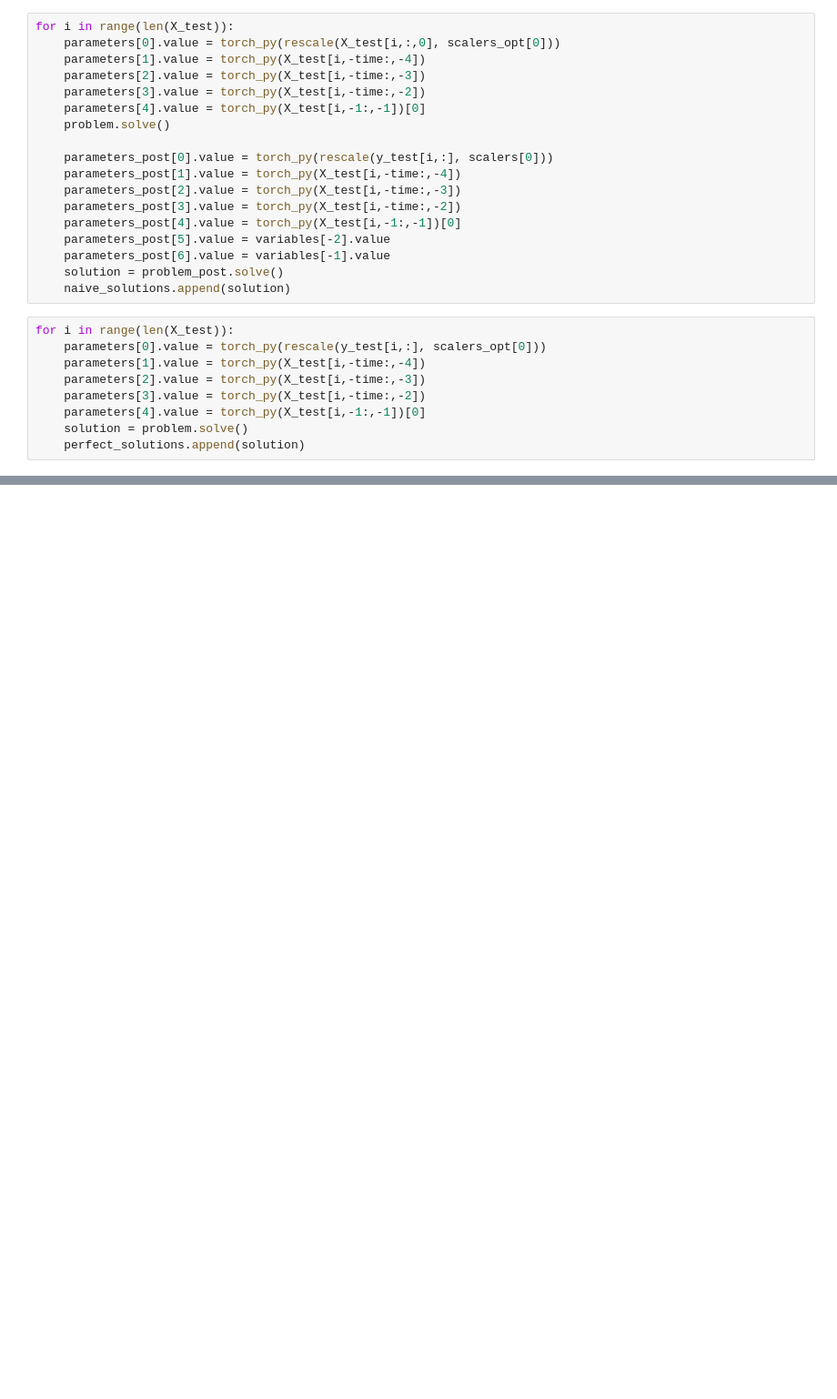
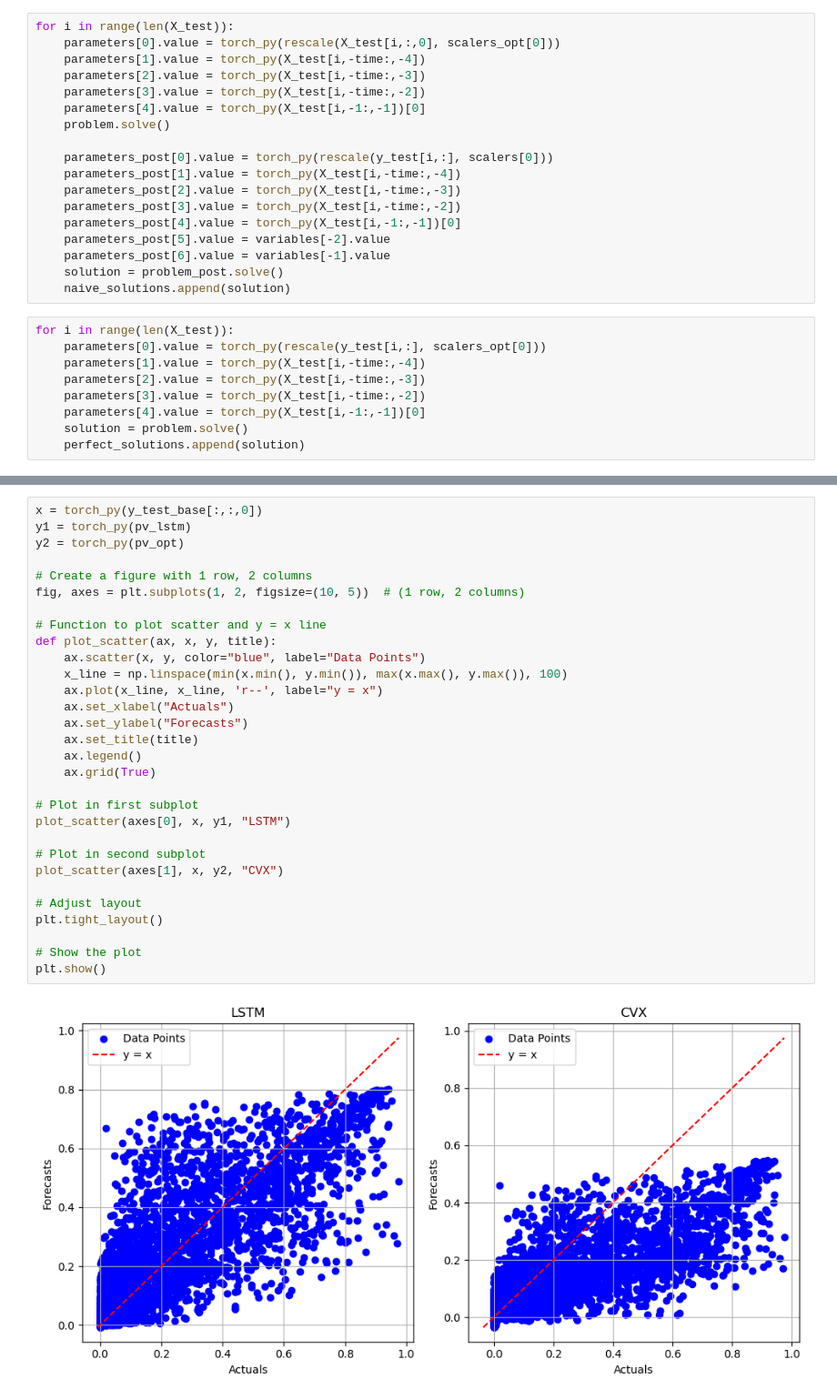
Before and after one commit to Joris-Dprtr/DFL_PVB, a Jupyter notebook: notebooks/MPC_main_notebook.ipynb, the cells around one changed output, grey strips where cells are left out. Shown at 91% size. Saved outputs shown, nothing was run; the diff lists cells and outputs as text; blank space fills up the shorter version.

```diff
--- a/notebooks/MPC_main_notebook.ipynb
+++ b/notebooks/MPC_main_notebook.ipynb
@@ -494,0 +494,32 @@ plt.show()
+# %%
+x = torch_py(y_test_base[:,:,0])
+y1 = torch_py(pv_lstm)
+y2 = torch_py(pv_opt)
+
+# Create a figure with 1 row, 2 columns
+fig, axes = plt.subplots(1, 2, figsize=(10, 5))  # (1 row, 2 columns)
+
+# Function to plot scatter and y = x line
+def plot_scatter(ax, x, y, title):
+    ax.scatter(x, y, color="blue", label="Data Points")
+    x_line = np.linspace(min(x.min(), y.min()), max(x.max(), y.max()), 100)
+    ax.plot(x_line, x_line, 'r--', label="y = x")
+    ax.set_xlabel("Actuals")
+    ax.set_ylabel("Forecasts")
+    ax.set_title(title)
+    ax.legend()
+    ax.grid(True)
+
+# Plot in first subplot
+plot_scatter(axes[0], x, y1, "LSTM")
+
+# Plot in second subplot
+plot_scatter(axes[1], x, y2, "CVX")
+
+# Adjust layout
+plt.tight_layout()
+
+# Show the plot
+plt.show()
+# %% [output]
+[figure, added]
```
Also changed, not shown: parts of 17 cells of this notebook, 3 other files.
